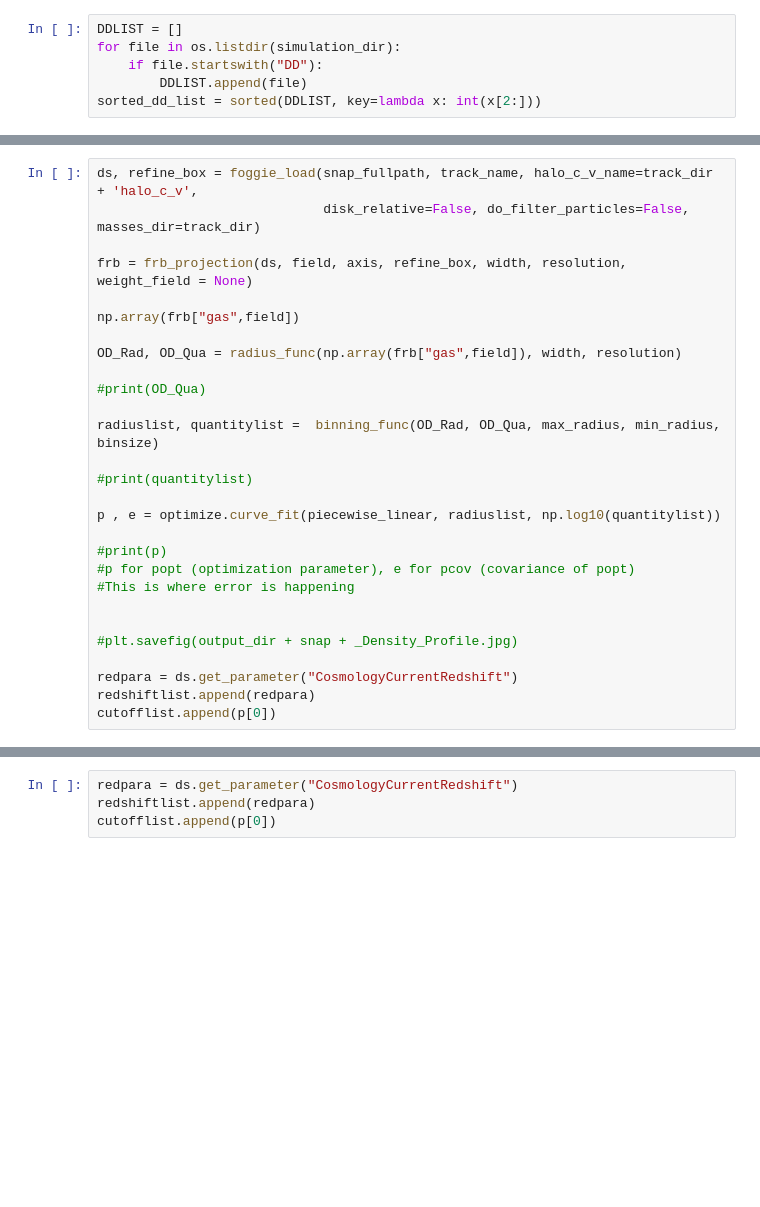
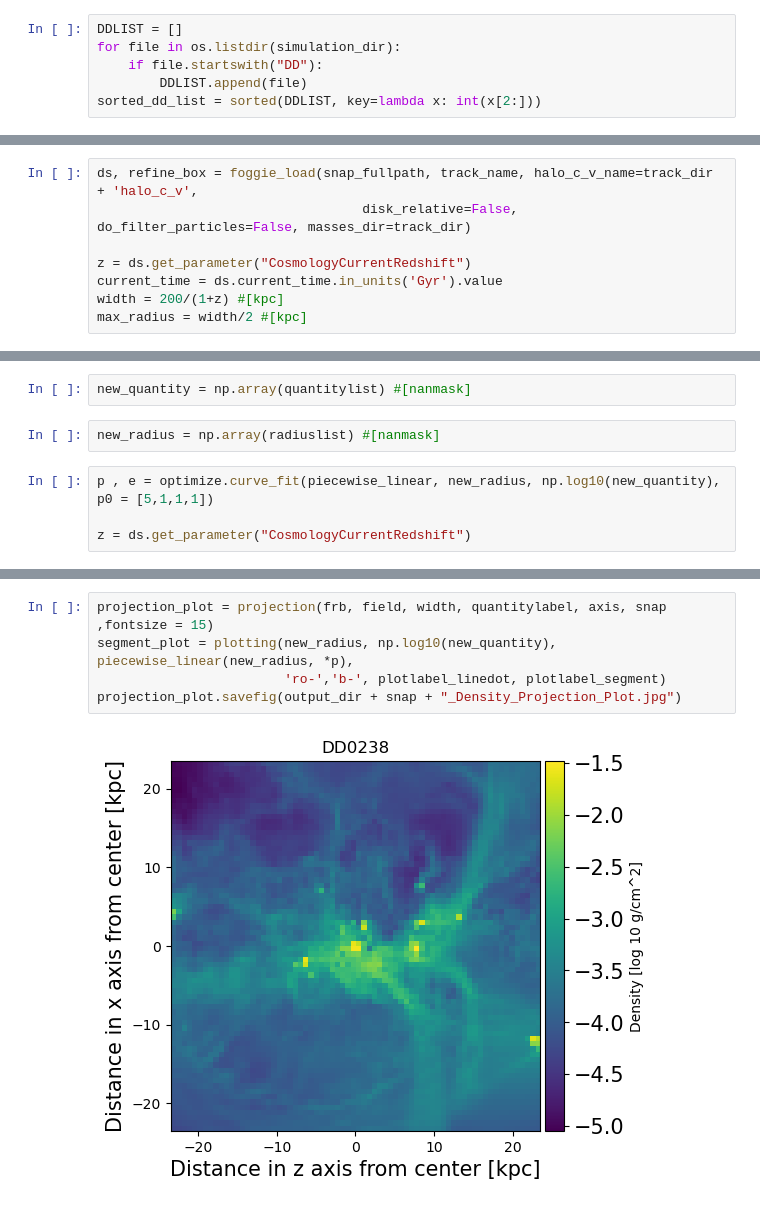
Before and after one commit to EugeneLee0506/foggie, a Jupyter notebook: foggie/Eugenecode/DD_Iteration_Test.ipynb, the cells around one changed output, grey strips where cells are left out. Drawn from its saved outputs; the diff is of its cells as text; blank space fills up the shorter version.

```diff
--- a/foggie/Eugenecode/DD_Iteration_Test.ipynb
+++ b/foggie/Eugenecode/DD_Iteration_Test.ipynb
@@ -120,0 +119,8 @@ plotlabel_segment = 'Fitted density'
+# %%
+ds, refine_box = foggie_load(snap_fullpath, track_name, halo_c_v_name=track_dir + 'halo_c_v',
+                                  disk_relative=False, do_filter_particles=False, masses_dir=track_dir)
+
+z = ds.get_parameter("CosmologyCurrentRedshift")
+current_time = ds.current_time.in_units('Gyr').value
+width = 200/(1+z) #[kpc]
+max_radius = width/2 #[kpc]
@@ -121,28 +177,8 @@ plotlabel_segment = 'Fitted density'
+# %%
+new_quantity = np.array(quantitylist) #[nanmask]
+# %%
+new_radius = np.array(radiuslist) #[nanmask]
 # %%
-ds, refine_box = foggie_load(snap_fullpath, track_name, halo_c_v_name=track_dir + 'halo_c_v',
-                             disk_relative=False, do_filter_particles=False, masses_dir=track_dir)
+p , e = optimize.curve_fit(piecewise_linear, new_radius, np.log10(new_quantity), p0 = [5,1,1,1])
 
-frb = frb_projection(ds, field, axis, refine_box, width, resolution, weight_field = None)
-
-np.array(frb["gas",field])
-
-OD_Rad, OD_Qua = radius_func(np.array(frb["gas",field]), width, resolution)
-
-#print(OD_Qua)
-
-radiuslist, quantitylist =  binning_func(OD_Rad, OD_Qua, max_radius, min_radius, binsize)
-
-#print(quantitylist)
-
-p , e = optimize.curve_fit(piecewise_linear, radiuslist, np.log10(quantitylist))
-
-#print(p)
-#p for popt (optimization parameter), e for pcov (covariance of popt)
-#This is where error is happening
-
-
-#plt.savefig(output_dir + snap + _Density_Profile.jpg)
-
-redpara = ds.get_parameter("CosmologyCurrentRedshift")
-redshiftlist.append(redpara)
-cutofflist.append(p[0])
+z = ds.get_parameter("CosmologyCurrentRedshift")
@@ -175,4 +185,7 @@ segment_plot = plotting(radiuslist, np.log10(quantitylist), piecewise_linear(rad
-# %%
-redpara = ds.get_parameter("CosmologyCurrentRedshift")
-redshiftlist.append(redpara)
-cutofflist.append(p[0])
+# %%
+projection_plot = projection(frb, field, width, quantitylabel, axis, snap ,fontsize = 15)
+segment_plot = plotting(new_radius, np.log10(new_quantity), piecewise_linear(new_radius, *p),
+                        'ro-','b-', plotlabel_linedot, plotlabel_segment)
+projection_plot.savefig(output_dir + snap + "_Density_Projection_Plot.jpg")
+# %% [output]
+[figure, added]
```
Also changed, not shown: parts of 23 cells of this notebook, 5 other files.
